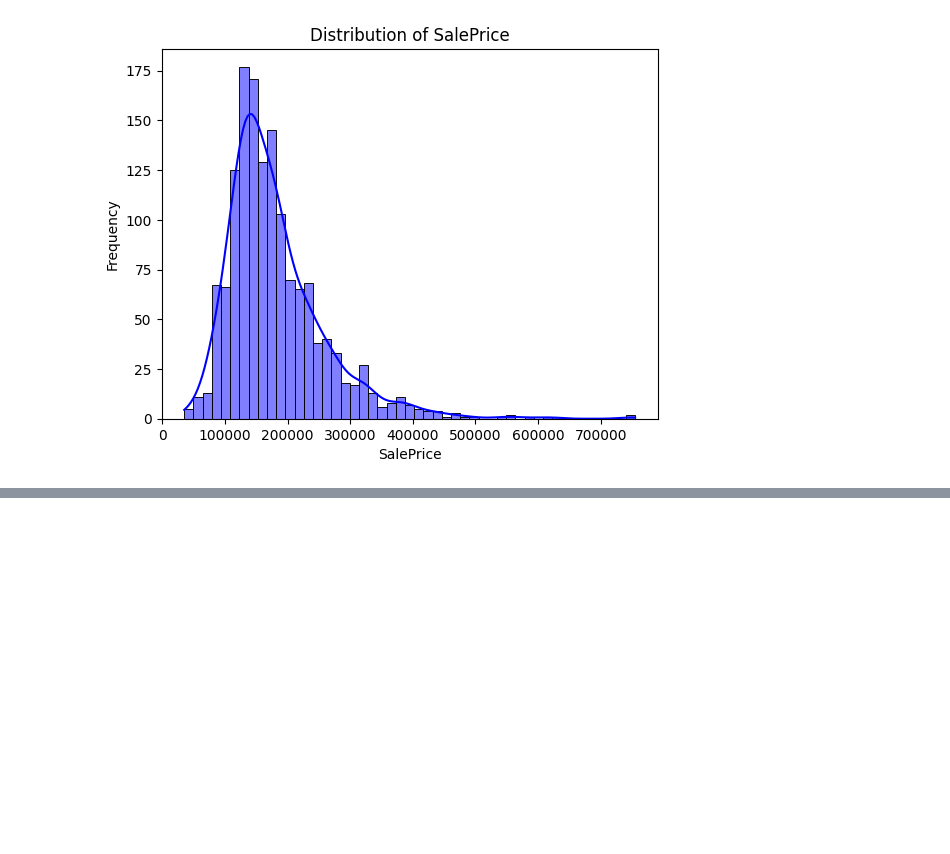
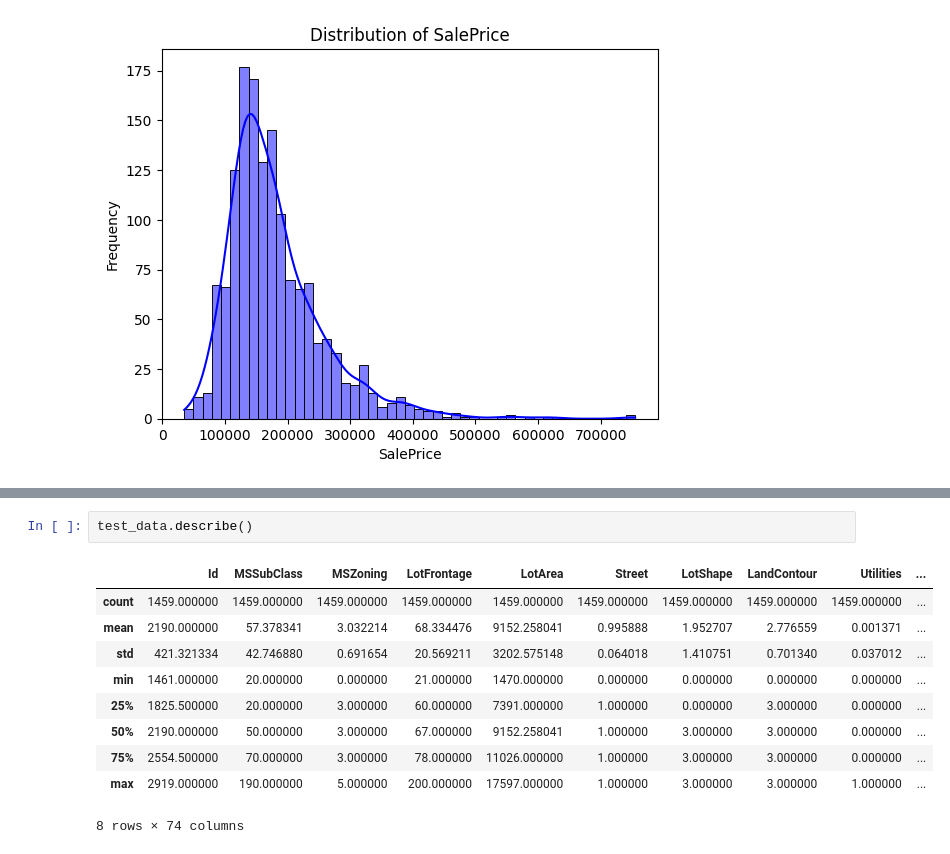
Before and after one commit to SafalNarsingh/Prodigy_ML_01, a Jupyter notebook: house_prices.ipynb, the cells around one changed output, grey strips where cells are left out. Saved outputs shown, nothing was run; the diff lists cells and outputs as text; blank space fills up the shorter version.

```diff
--- a/house_prices.ipynb
+++ b/house_prices.ipynb
@@ -245,0 +353,13 @@ plt.show()
+# %%
+test_data.describe()
+# %% [output]
+|  | Id | MSSubClass | MSZoning | LotFrontage | LotArea | Street | LotShape | LandContour | Utilities | ... |
+| count | 1459.000000 | 1459.000000 | 1459.000000 | 1459.000000 | 1459.000000 | 1459.000000 | 1459.000000 | 1459.000000 | 1459.000000 | ... |
+| mean | 2190.000000 | 57.378341 | 3.032214 | 68.334476 | 9152.258041 | 0.995888 | 1.952707 | 2.776559 | 0.001371 | ... |
+| std | 421.321334 | 42.746880 | 0.691654 | 20.569211 | 3202.575148 | 0.064018 | 1.410751 | 0.701340 | 0.037012 | ... |
+| min | 1461.000000 | 20.000000 | 0.000000 | 21.000000 | 1470.000000 | 0.000000 | 0.000000 | 0.000000 | 0.000000 | ... |
+| 25% | 1825.500000 | 20.000000 | 3.000000 | 60.000000 | 7391.000000 | 1.000000 | 0.000000 | 3.000000 | 0.000000 | ... |
+| 50% | 2190.000000 | 50.000000 | 3.000000 | 67.000000 | 9152.258041 | 1.000000 | 3.000000 | 3.000000 | 0.000000 | ... |
+| 75% | 2554.500000 | 70.000000 | 3.000000 | 78.000000 | 11026.000000 | 1.000000 | 3.000000 | 3.000000 | 0.000000 | ... |
+| max | 2919.000000 | 190.000000 | 5.000000 | 200.000000 | 17597.000000 | 1.000000 | 3.000000 | 3.000000 | 1.000000 | ... |
+8 rows × 74 columns
```
Also changed, not shown: parts of 19 cells of this notebook.
